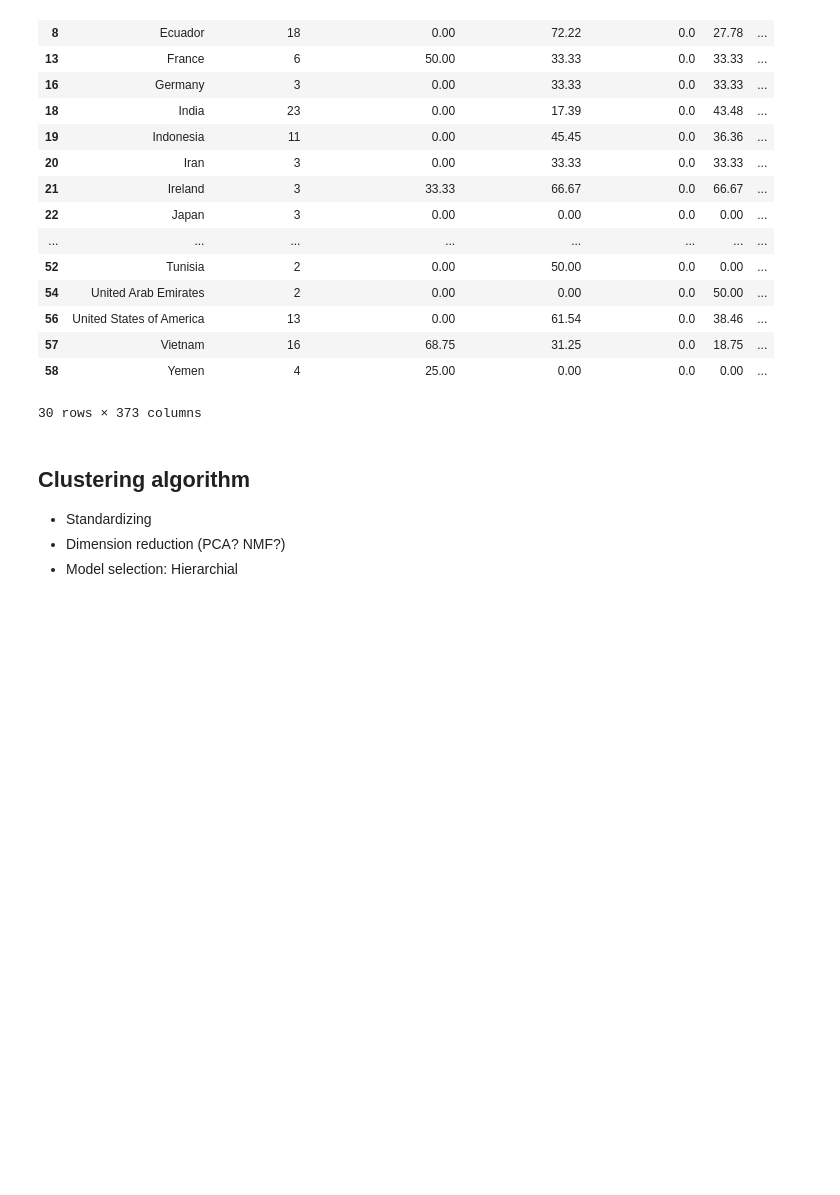
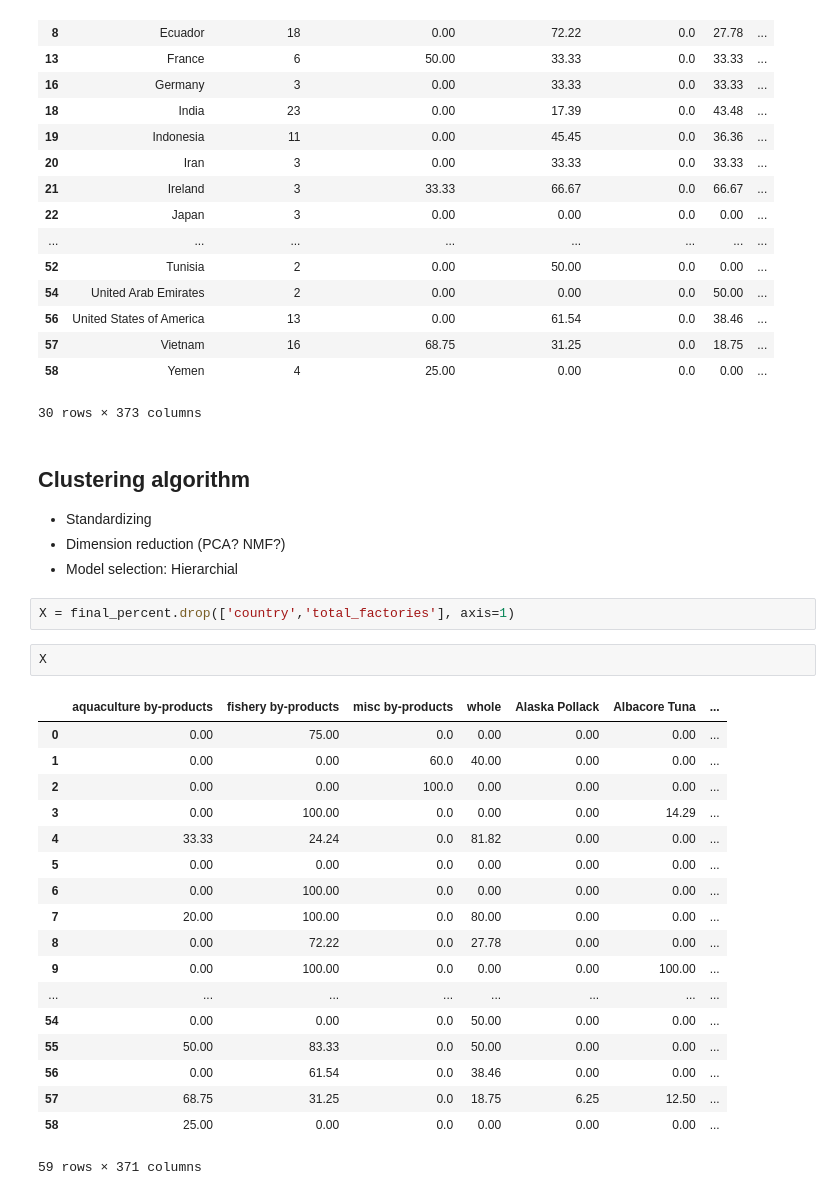
Before and after one commit to SeaAroundUs/end-use-clustering, a Jupyter notebook: src/EC_workbook.ipynb, the cells around one changed output. Saved outputs shown, nothing was run; the diff lists cells and outputs as text; blank space fills up the shorter version.

```diff
--- a/src/EC_workbook.ipynb
+++ b/src/EC_workbook.ipynb
@@ -143,3 +143,26 @@ final_percent[(final_percent[final_percent.columns[2:]] < 75).all(axis=1)]
 - Standardizing
 - Dimension reduction (PCA? NMF?)
 - Model selection: Hierarchial
+# %%
+X = final_percent.drop(['country','total_factories'], axis=1)
+# %%
+X
+# %% [output]
+|  | aquaculture by-products | fishery by-products | misc by-products | whole | Alaska Pollack | Albacore Tuna | ... |
+| 0 | 0.00 | 75.00 | 0.0 | 0.00 | 0.00 | 0.00 | ... |
+| 1 | 0.00 | 0.00 | 60.0 | 40.00 | 0.00 | 0.00 | ... |
+| 2 | 0.00 | 0.00 | 100.0 | 0.00 | 0.00 | 0.00 | ... |
+| 3 | 0.00 | 100.00 | 0.0 | 0.00 | 0.00 | 14.29 | ... |
+| 4 | 33.33 | 24.24 | 0.0 | 81.82 | 0.00 | 0.00 | ... |
+| 5 | 0.00 | 0.00 | 0.0 | 0.00 | 0.00 | 0.00 | ... |
+| 6 | 0.00 | 100.00 | 0.0 | 0.00 | 0.00 | 0.00 | ... |
+| 7 | 20.00 | 100.00 | 0.0 | 80.00 | 0.00 | 0.00 | ... |
+| 8 | 0.00 | 72.22 | 0.0 | 27.78 | 0.00 | 0.00 | ... |
+| 9 | 0.00 | 100.00 | 0.0 | 0.00 | 0.00 | 100.00 | ... |
+| ... | ... | ... | ... | ... | ... | ... | ... |
+| 54 | 0.00 | 0.00 | 0.0 | 50.00 | 0.00 | 0.00 | ... |
+| 55 | 50.00 | 83.33 | 0.0 | 50.00 | 0.00 | 0.00 | ... |
+| 56 | 0.00 | 61.54 | 0.0 | 38.46 | 0.00 | 0.00 | ... |
+| 57 | 68.75 | 31.25 | 0.0 | 18.75 | 6.25 | 12.50 | ... |
+| 58 | 25.00 | 0.00 | 0.0 | 0.00 | 0.00 | 0.00 | ... |
+59 rows × 371 columns
```
Also changed, not shown: parts of 4 cells of this notebook.
